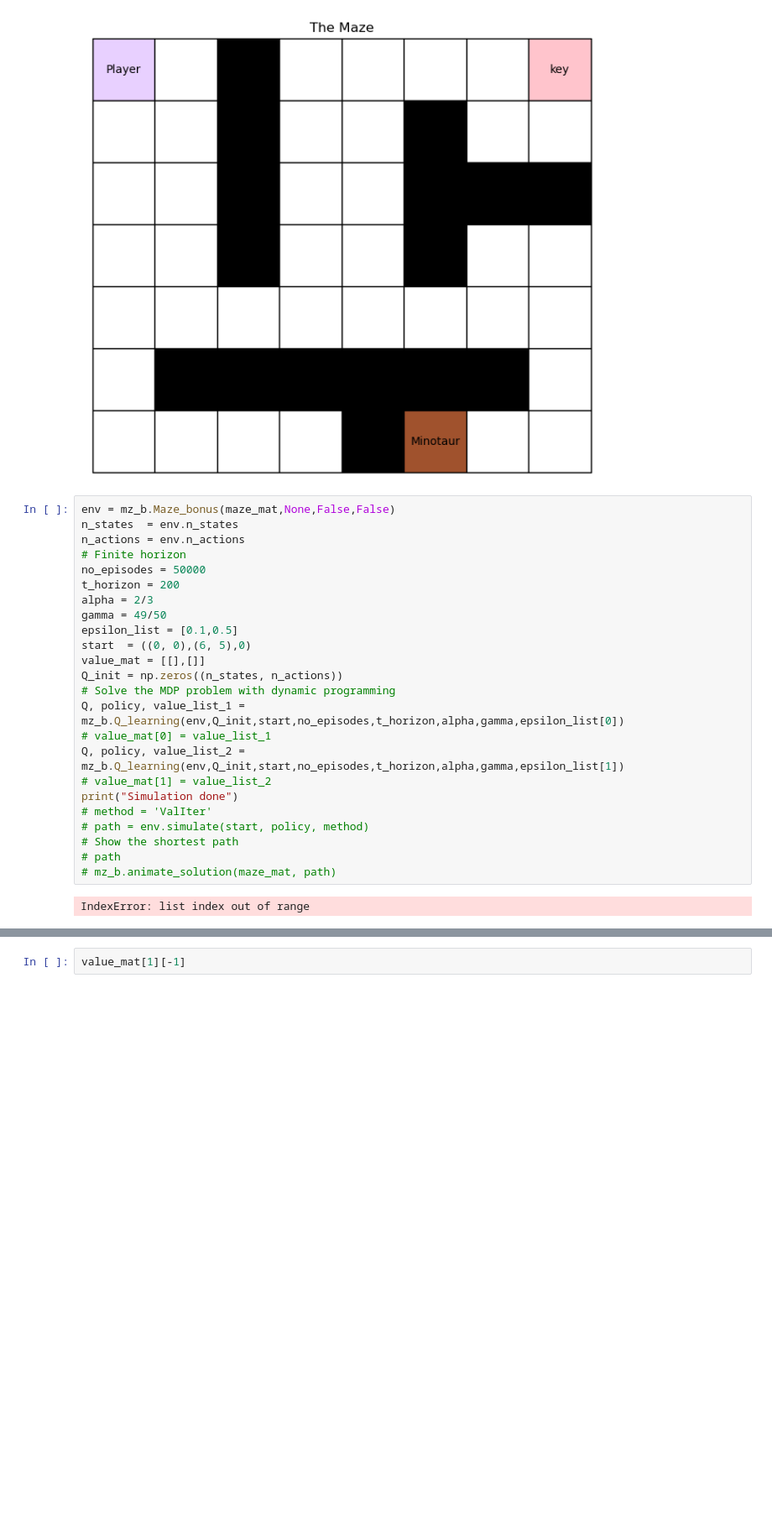
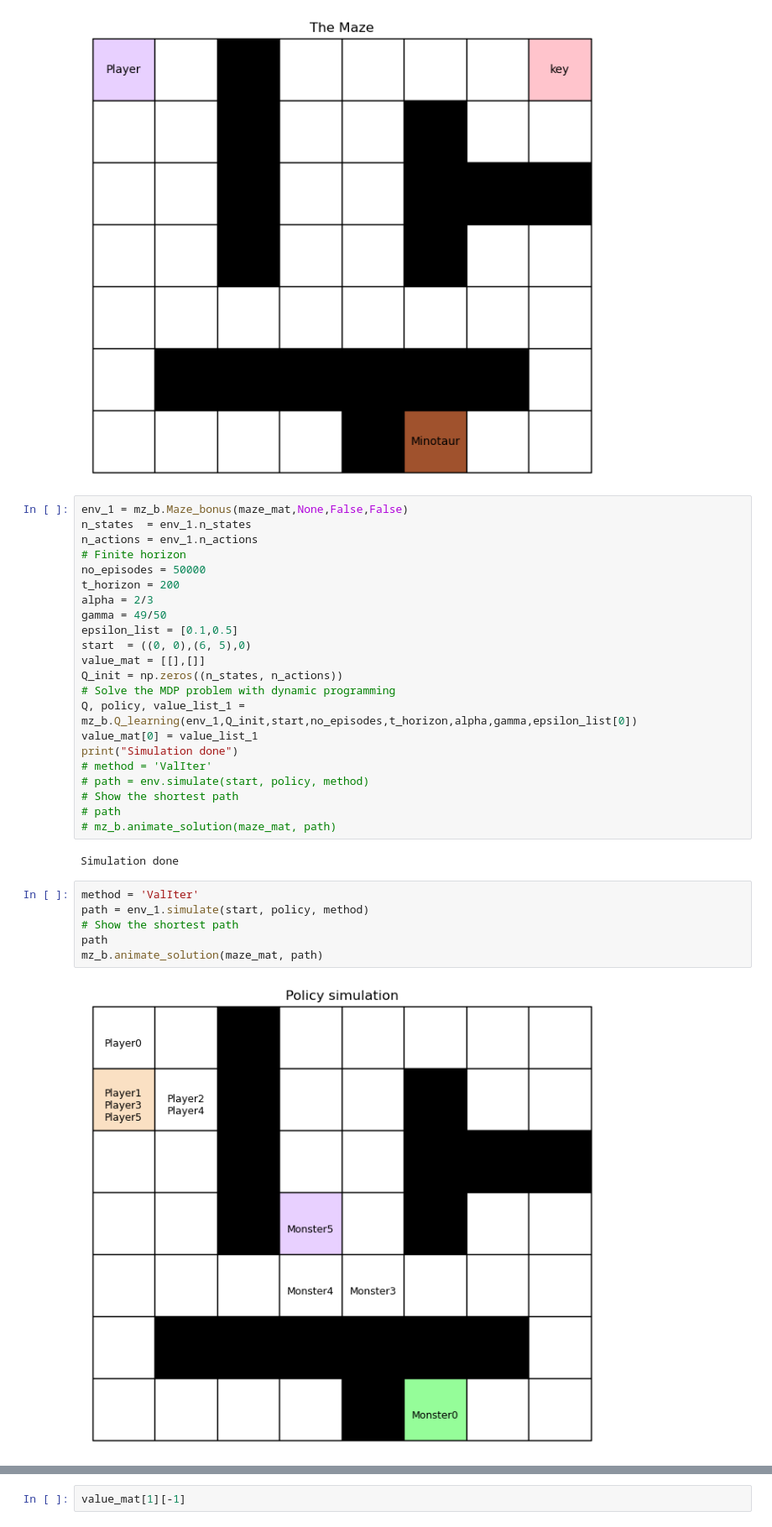
Before and after one commit to tawsiislam/RL_labs, a Jupyter notebook: lab1/lab1.ipynb, the cells around one changed output, grey strips where cells are left out. Shown at 84% size. Saved outputs shown, nothing was run; the diff lists cells and outputs as text; blank space fills up the shorter version.

```diff
--- a/lab1/lab1.ipynb
+++ b/lab1/lab1.ipynb
@@ -245,9 +257,9 @@ mz_b.draw_maze(maze_mat, start_pos, minotaur_pos,key_pos)
 # %% [output]
 [figure]
 # %%
-env = mz_b.Maze_bonus(maze_mat,None,False,False)
-n_states  = env.n_states
-n_actions = env.n_actions
+env_1 = mz_b.Maze_bonus(maze_mat,None,False,False)
+n_states  = env_1.n_states
+n_actions = env_1.n_actions
 # Finite horizon
 no_episodes = 50000
 t_horizon = 200
@@ -258,10 +270,8 @@ start  = ((0, 0),(6, 5),0)
 value_mat = [[],[]]
 Q_init = np.zeros((n_states, n_actions))
 # Solve the MDP problem with dynamic programming
-Q, policy, value_list_1 = mz_b.Q_learning(env,Q_init,start,no_episodes,t_horizon,alpha,gamma,epsilon_list[0])
-# value_mat[0] = value_list_1
-Q, policy, value_list_2 = mz_b.Q_learning(env,Q_init,start,no_episodes,t_horizon,alpha,gamma,epsilon_list[1])
-# value_mat[1] = value_list_2
+Q, policy, value_list_1 = mz_b.Q_learning(env_1,Q_init,start,no_episodes,t_horizon,alpha,gamma,epsilon_list[0])
+value_mat[0] = value_list_1
 print("Simulation done")
 # method = 'ValIter'
 # path = env.simulate(start, policy, method)
@@ -269,4 +279,12 @@ print("Simulation done")
 # path
 # mz_b.animate_solution(maze_mat, path)
 # %% [output]
-IndexError: list index out of range
+Simulation done
+# %%
+method = 'ValIter'
+path = env_1.simulate(start, policy, method)
+# Show the shortest path
+path
+mz_b.animate_solution(maze_mat, path)
+# %% [output]
+[figure, added]
```
Also changed, not shown: parts of 6 cells of this notebook, 4 other files.
